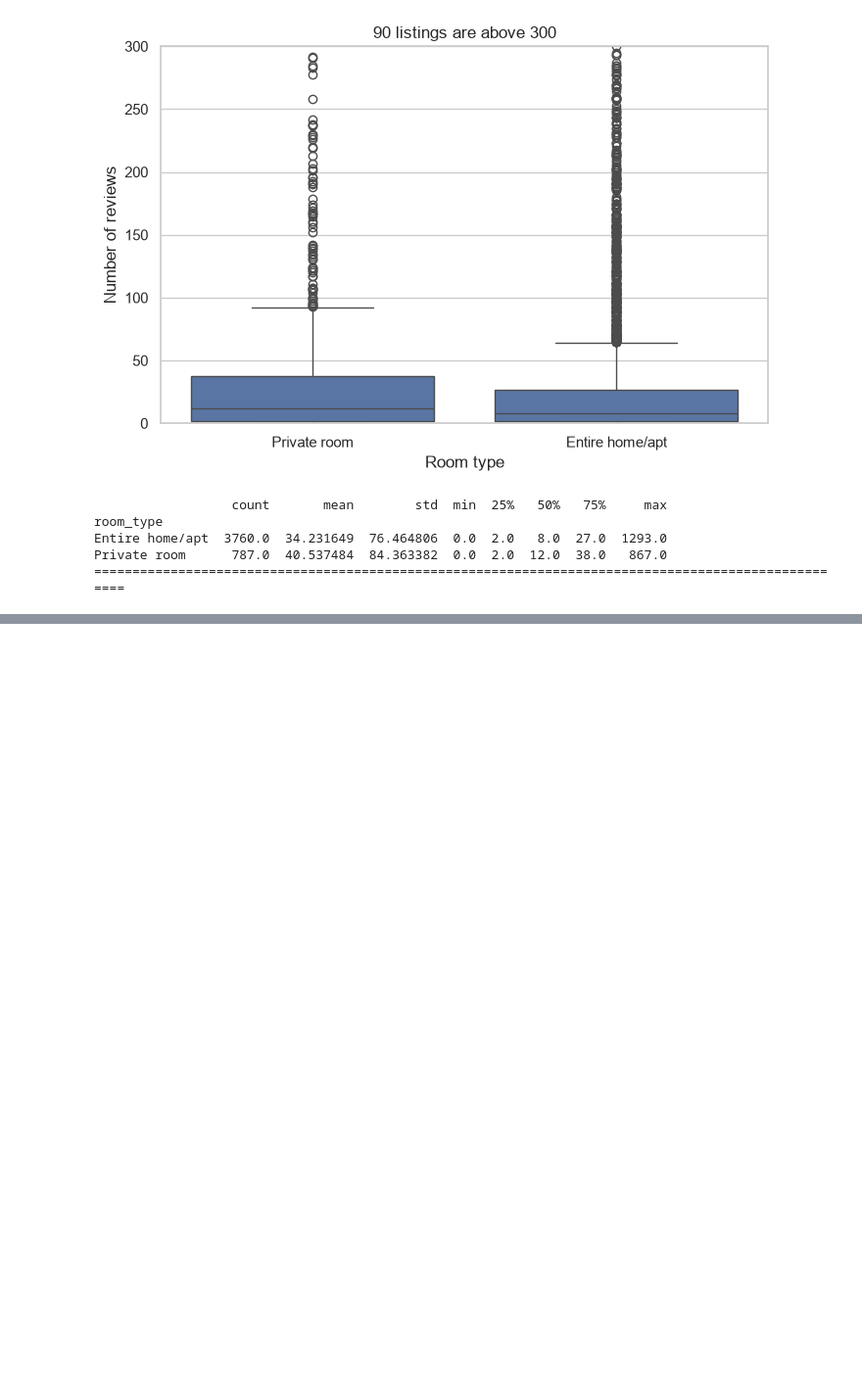
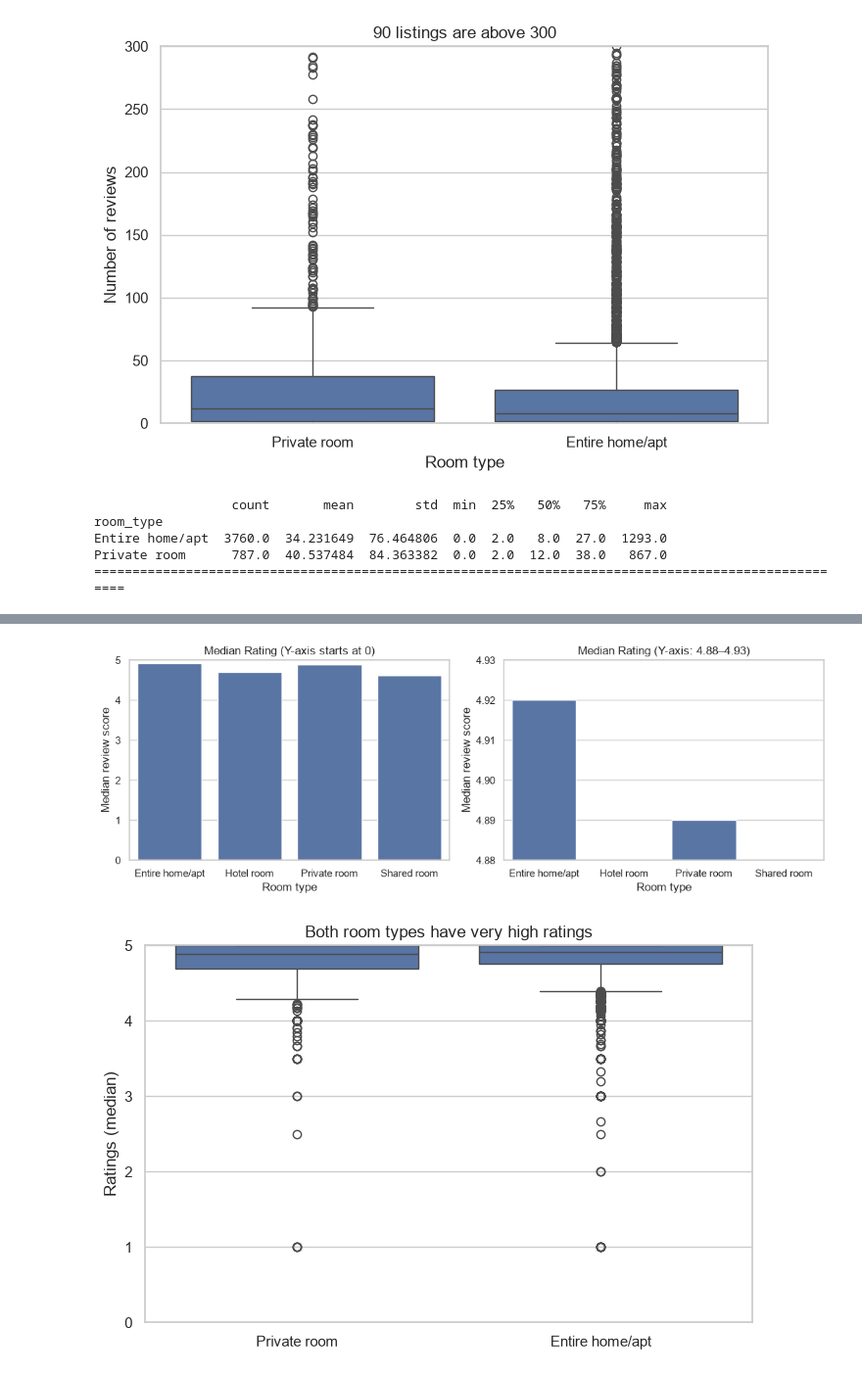
Before and after one commit to dmtrkv/Lexicon, a Jupyter notebook: Labs/Data/lab7.ipynb, the cells around one changed output, grey strips where cells are left out. Shown at 98% size. Cells and saved outputs as stored; diff of their text form; code cells hidden in the pictures; blank space fills up the shorter version.

```diff
--- a/Labs/Data/lab7.ipynb
+++ b/Labs/Data/lab7.ipynb
@@ -165,0 +325,34 @@ Private room      787.0  40.537484  84.363382  0.0  2.0  12.0  38.0   867.0
+# %%
+# by_type_medians = listings.groupby('room_type').agg(
+#     median_rating=('review_scores_rating', 'median'),
+#     number_of_listings=('id', 'count')
+# ).sort_values('number_of_listings', ascending=False)
+
+by_type_medians = listings.groupby('room_type')['review_scores_rating'].median()
+fig, axes = plt.subplots(1, 2, figsize=(11, 4))
+sns.barplot(x=by_type_medians.index, y=by_type_medians.values, ax=axes[0])
+axes[0].set_title('Median Rating (Y-axis starts at 0)')
+axes[0].set_ylim(0, 5.00)
+axes[0].set_xlabel('Room type')
+axes[0].set_ylabel('Median review score')
+sns.barplot(x=by_type_medians.index, y=by_type_medians.values, ax=axes[1])
+axes[1].set_title('Median Rating (Y-axis: 4.88–4.93)')
+axes[1].set_ylim(4.88, 4.93)
+axes[1].set_xlabel('Room type')
+axes[1].set_ylabel('Median review score')
+plt.tight_layout()
+plt.show()
+fig.savefig('12.png', dpi=150, bbox_inches='tight')
+
+top_types = listings[listings['room_type'].isin(['Entire home/apt', 'Private room'])]
+fig, ax = plt.subplots(figsize=(8, 5))
+sns.boxplot(data=top_types, x='room_type', y='review_scores_rating', ax=ax)
+ax.set_ylim(0, 5.00)
+ax.set_title('Both room types have very high ratings')
+ax.set_xlabel('')
+ax.set_ylabel('Ratings (median)')
+fig.savefig('reviews_per_room_type.png', dpi=150, bbox_inches='tight')
+plt.show()
+# %% [output]
+[figure, added]
+[figure, added]
```
Also changed, not shown: parts of 12 cells of this notebook, 13 other files.
